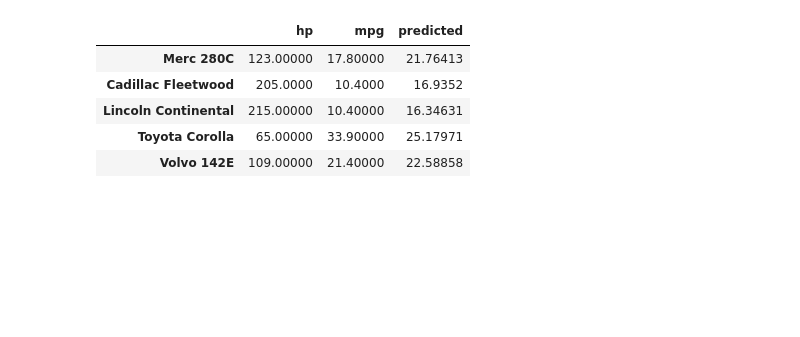
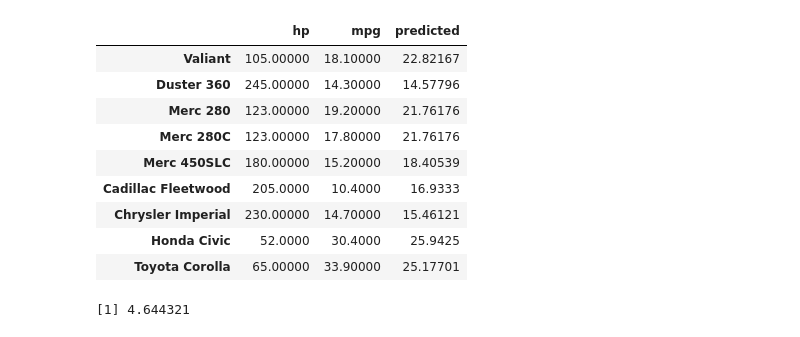
Before and after one commit to thoolihan/R-ML-Overview, a Jupyter notebook: Cars.ipynb, the cells around one changed output. Drawn from its saved outputs; the diff is of its cells as text; code cells hidden in the pictures; blank space fills up the shorter version.

```diff
--- a/Cars.ipynb
+++ b/Cars.ipynb
@@ -28,7 +29,7 @@ dim(mtcars)
 # %%
 library(caret)
 set.seed(1024)
-index.train <- createDataPartition(mtcars$cyl, p = 0.8, list = FALSE)
+index.train <- createDataPartition(mtcars$cyl, p = 0.7, list = FALSE)
 train = mtcars[index.train,]
 test  = mtcars[-(index.train), ]
 
@@ -43,4 +45,5 @@ dim(test)
 # %%
-model <- glm(mpg ~ hp, data = train)
+model <- lm(mpg ~ hp, data = train)
 model
+summary(model)
 # %% [output]
@@ -62,10 +86,18 @@ below, we use that to predict mpg on our test set
 # %%
 test$predicted <- predict(model, test)
 test[, c('hp', 'mpg', 'predicted')]
+
+library(hydroGOF)
+rmse(test$predicted, test$mpg)
 # %% [output]
 |  | hp | mpg | predicted |
-| Merc 280C | 123.00000 | 17.80000 | 21.76413 |
-| Cadillac Fleetwood | 205.0000 | 10.4000 | 16.9352 |
-| Lincoln Continental | 215.00000 | 10.40000 | 16.34631 |
-| Toyota Corolla | 65.00000 | 33.90000 | 25.17971 |
-| Volvo 142E | 109.00000 | 21.40000 | 22.58858 |
+| Valiant | 105.00000 | 18.10000 | 22.82167 |
+| Duster 360 | 245.00000 | 14.30000 | 14.57796 |
+| Merc 280 | 123.00000 | 19.20000 | 21.76176 |
+| Merc 280C | 123.00000 | 17.80000 | 21.76176 |
+| Merc 450SLC | 180.00000 | 15.20000 | 18.40539 |
+| Cadillac Fleetwood | 205.0000 | 10.4000 | 16.9333 |
+| Chrysler Imperial | 230.00000 | 14.70000 | 15.46121 |
+| Honda Civic | 52.0000 | 30.4000 | 25.9425 |
+| Toyota Corolla | 65.00000 | 33.90000 | 25.17701 |
+[1] 4.644321
```
Also changed, not shown: parts of 22 cells of this notebook.
